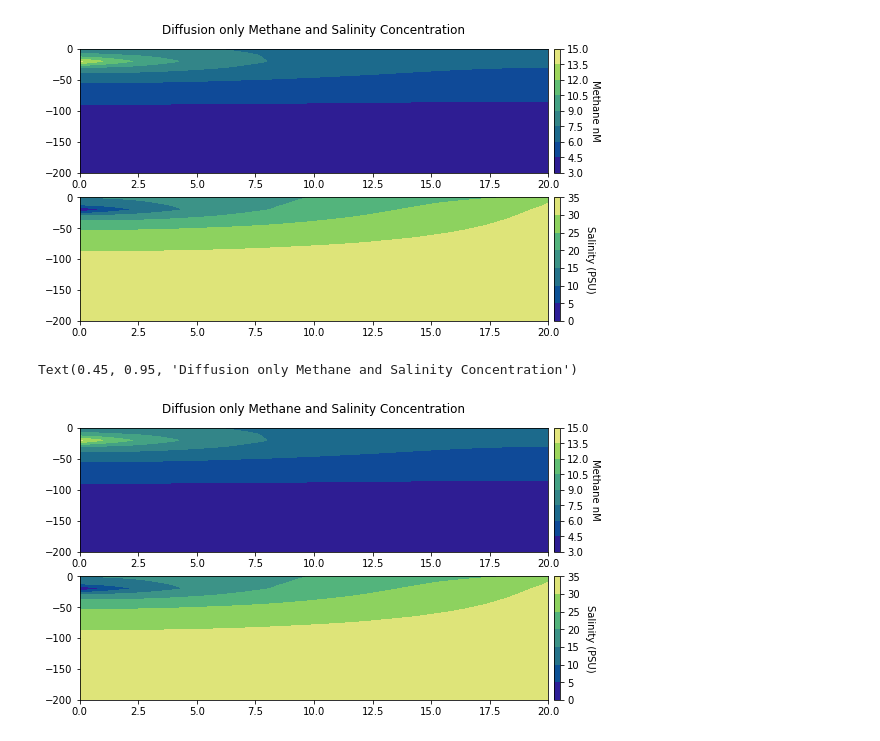
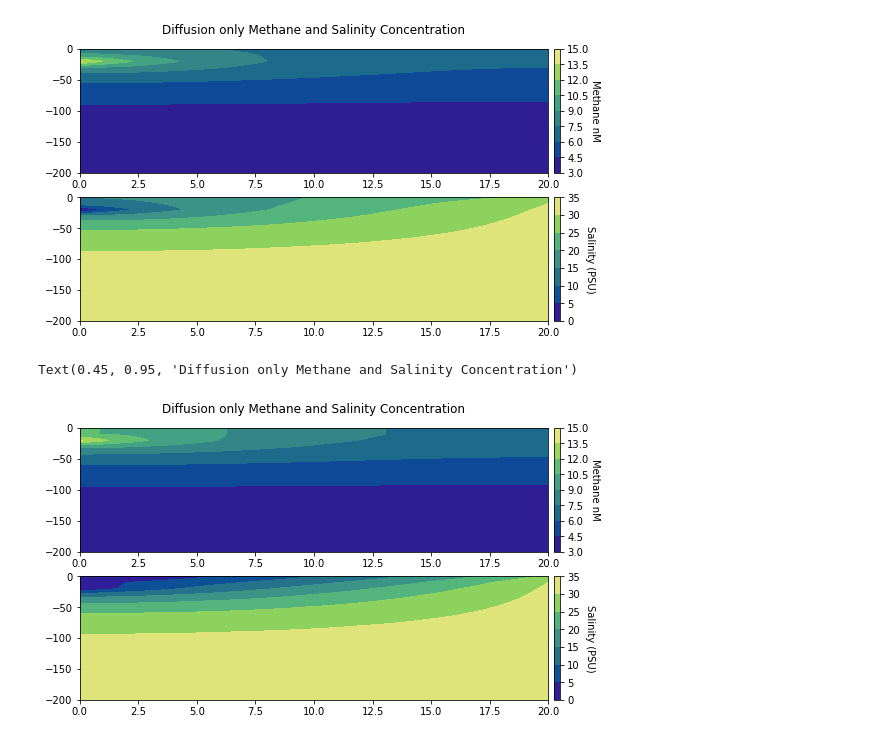
Before and after one commit to krobinson99/EOSC511Project, a Jupyter notebook: DiffusionModel.ipynb, the cells around one changed output. Drawn from its saved outputs; the diff is of its cells as text; code cells hidden in the pictures.

Commit message:
Uploaded glacier_v2 with matrix operators, it is faster

```diff
--- a/DiffusionModel.ipynb
+++ b/DiffusionModel.ipynb
@@ -174,36 +175,36 @@ Text(0.45, 0.95, 'Diffusion only Methane and Salinity Concentration')
 # %%
 #With Matrices
 
-importlib.reload(glacier)
+importlib.reload(glacier_v2)
 ngridx=51
 ngridz=21
 D=200 # m
 L=2e4 # m
 dt= 2e2 #
 T= 1e6
 zz=20 # dont use values on the second grid cell (unstable solution)
 
-C,S=glacier.glacier(ngridx,ngridz,dt,zz,T)
+C,S=glacier_v2.glacier(ngridx,ngridz,dt,zz,T)
 
 
 cmap=cmocean.cm.haline
 fig, axs=plt.subplots(2,1,figsize=(10,5))
 z = np.linspace(0,D,ngridz)
 x = np.linspace(0,L/1e3,ngridx)
 X,Z=np.meshgrid(x,z)
 
 c1=axs[0].contourf(X,-Z,C[-1,:,:].T,cmap=cmap)
 cb1=fig.colorbar(c1,ax=axs[0],pad=0.01)
 cb1.ax.get_yaxis().labelpad = 10
 cb1.set_label('Methane nM', rotation=270)
 c2=axs[1].contourf(X,-Z,S[-1,:,:].T,cmap=cmap)
 cb2=fig.colorbar(c2,ax=axs[1],pad=0.01)
 cb2.ax.get_yaxis().labelpad = 15
 cb2.set_label('Salinity (PSU)', rotation=270)
 fig.suptitle('Diffusion only Methane and Salinity Concentration',y=0.95,x=0.45)
 #fig.supxlabel('Distance from glacier (km)',x=0.45)
 #fig.supylabel('Depth (m)',x=0.05)
 #plt.savefig('SteadyDiffusion.pdf')
 # %% [output]
 Text(0.45, 0.95, 'Diffusion only Methane and Salinity Concentration')
-[figure, old version]
+[figure, new version]
```
Also changed, not shown: parts of 2 cells of this notebook, 1 other file.
